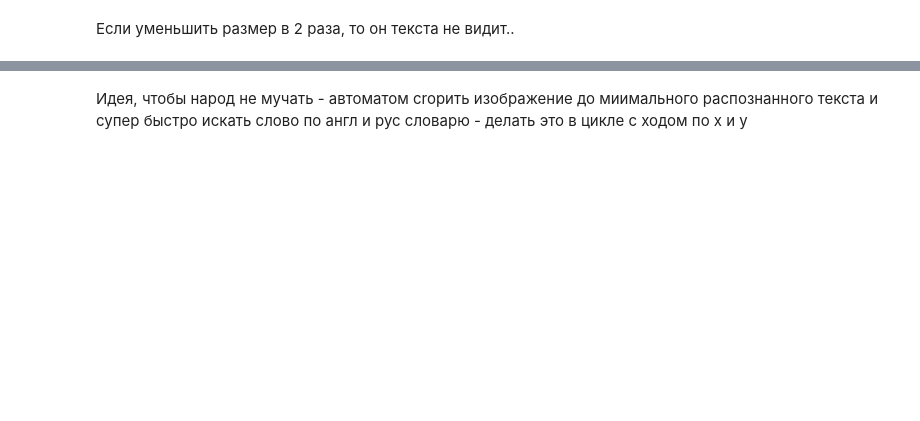
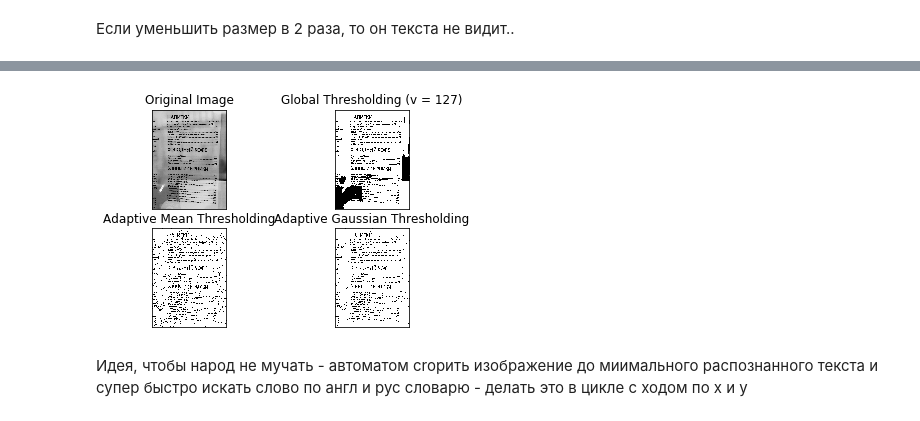
Before and after one commit to Romakin/Homeworks, a Jupyter notebook: Diploma.ipynb, the cells around one changed output, grey strips where cells are left out. Saved outputs shown, nothing was run; the diff lists cells and outputs as text; code cells hidden in the pictures; blank space fills up the shorter version.

```diff
--- a/Diploma.ipynb
+++ b/Diploma.ipynb
@@ -87,3 +142,20 @@ print_img(img_demoise)
+# %%
+img_b = cv2.medianBlur(cv2.imread(r'img/IMG_2744.JPG',0),5)
+ret,th1 = cv2.threshold(img_b,127,255,cv2.THRESH_BINARY)
+th2 = cv2.adaptiveThreshold(img_b,255,cv2.ADAPTIVE_THRESH_MEAN_C,cv2.THRESH_BINARY,11,2)
+th3 = cv2.adaptiveThreshold(img_b,255,cv2.ADAPTIVE_THRESH_GAUSSIAN_C,cv2.THRESH_BINARY,11,2)
+
+titles = ['Original Image', 'Global Thresholding (v = 127)',
+    'Adaptive Mean Thresholding', 'Adaptive Gaussian Thresholding']
+images = [img_b, th1, th2, th3]
+
+for i in range(4):
+    plt.subplot(2,2,i+1),plt.imshow(images[i],'gray')
+    plt.title(titles[i])
+    plt.xticks([]),plt.yticks([])
+plt.show()
+# %% [output]
+[figure, added]
 # %%
 img = img_demoise
 # %% [markdown]
```
Also changed, not shown: parts of 26 cells of this notebook, 3 other files.
